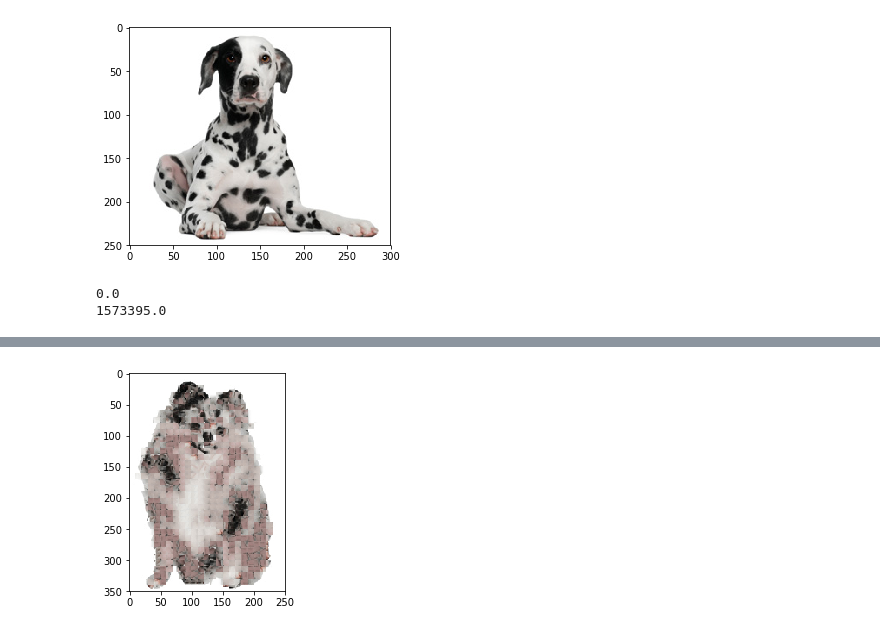
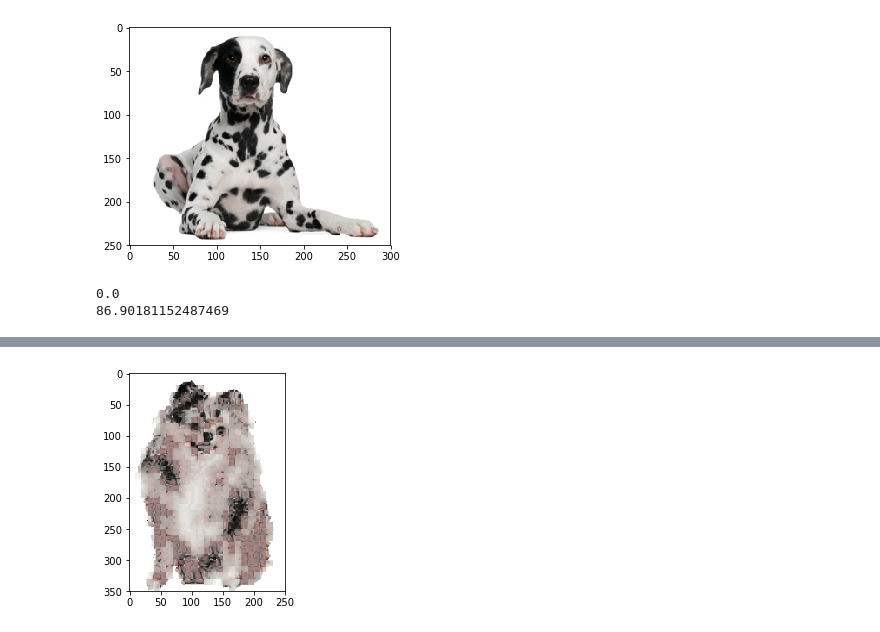
Before and after one commit to lcapalleja/block_shuffle, a Jupyter notebook: block_shuffle.ipynb, the cells around one changed output, grey strips where cells are left out. Cells and saved outputs as stored; diff of their text form; code cells hidden in the pictures.

```diff
--- a/block_shuffle.ipynb
+++ b/block_shuffle.ipynb
@@ -42,45 +41,61 @@ def get_boxes_non_blank(img, box_size):
 # %%
 def calc_diff(im1, im2):
 
-    return sum(ImageStat.Stat(ImageChops.difference(im1, im2)).sum2)
+    return sum(ImageStat.Stat(ImageChops.difference(im1, im2)).rms)
 
 print(calc_diff(dog1.crop((0, 0, 25, 25)), dog2.crop((0, 0, 25, 25))))
 print(calc_diff(dog1.crop((0, 0, 25, 25)), dog2.crop((75, 0, 100, 25))))
 # %% [output]
 0.0
-1573395.0
+86.90181152487469
 # %%
-# most naive approach that can be used as a benchmark for improvements
+def replace_with_closest(im1, im2, box_size=25, threshold=255, mean_filter=1.0):
 
-def replace_with_closest(im1, im2, box_size=25):
+    assert 0 <= threshold <= 255
+    assert 0.0 <= mean_filter <= 1.0
 
     imo = im1.copy()
 
-    boxes1 = get_boxes_non_blank(im1, box_size)
-    boxes2 = get_boxes_non_blank(im2, box_size)
+    boxes1 = get_boxes_non_blank(im1, box_size, threshold)
+    boxes2 = get_boxes_non_blank(im2, box_size, threshold)
 
-    c2s = [im2.crop(box2).rotate(deg) for box2 in boxes2 for deg in [0, 90, 180, 270]]
+    c2s = [im2.crop(box2) for box2 in boxes2]
+    c2s_mean = np.array([ImageStat.Stat(c2).mean for c2 in c2s])
+
+    err_tot = 0
 
     for box1 in boxes1:
 
         c1 = im1.crop(box1)
         err_old = None
 
-        for c2 in c2s:
+        # pre-filtering here
+        if mean_filter < 1:
+            c_diff = ((c2s_mean - np.array(ImageStat.Stat(c1).mean)) ** 2).sum(1)
+            c2s_f = [c2s[i] for i in np.argsort(c_diff)[:int(len(c_diff) * mean_filter)]]
+        else:
+            c2s_f = c2s
 
-            err_new = calc_diff(c1, c2)
+        for c2 in c2s_f:
+            for deg in [0, 90, 180, 270]:
 
-            if (err_old is None) or (err_new < err_old):
-                imo.paste(c2, box1)
-                err_old = err_new
+                c2_r = c2.rotate(deg)
+                err_new = calc_diff(c1, c2_r)
+
+                if (err_old is None) or (err_new < err_old):
+                    c2_use = c2_r
+                    err_old = err_new
+
+        imo.paste(c2_use, box1)
+        err_tot += err_old
+
+    print(err_tot)
 
     return imo
 # %%
 %%time
 
-dog12 = replace_with_closest(dog1, dog2, 10)
+dog12 = replace_with_closest(dog1, dog2, 10, 250, 0.05)
 
 imshow(dog12)
-
-dog12.save('dog12.png')
 # %% [output]
@@ -88 +104 @@ Wall time: 6min 11s
-[figure, old version]
+[figure, new version]
```
Also changed, not shown: parts of 7 cells of this notebook, 2 other files.
